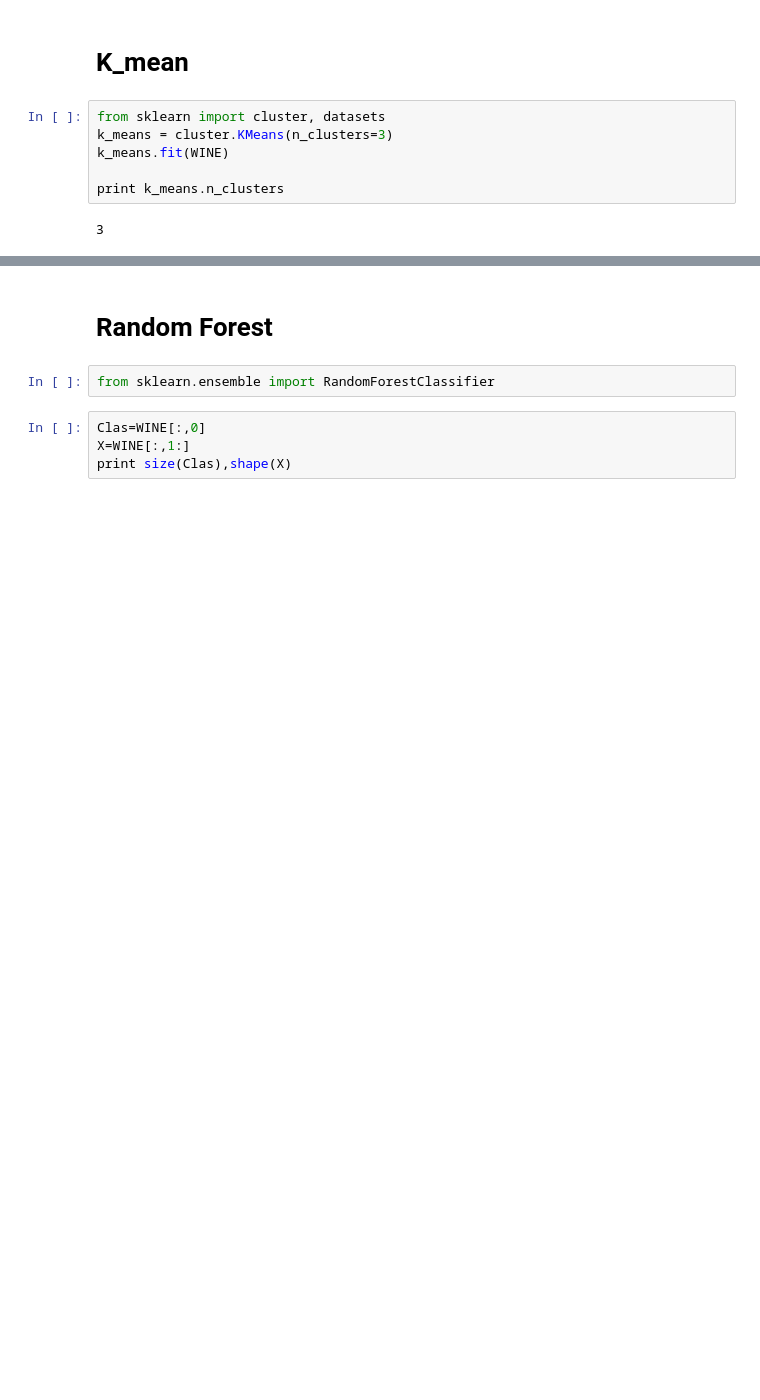
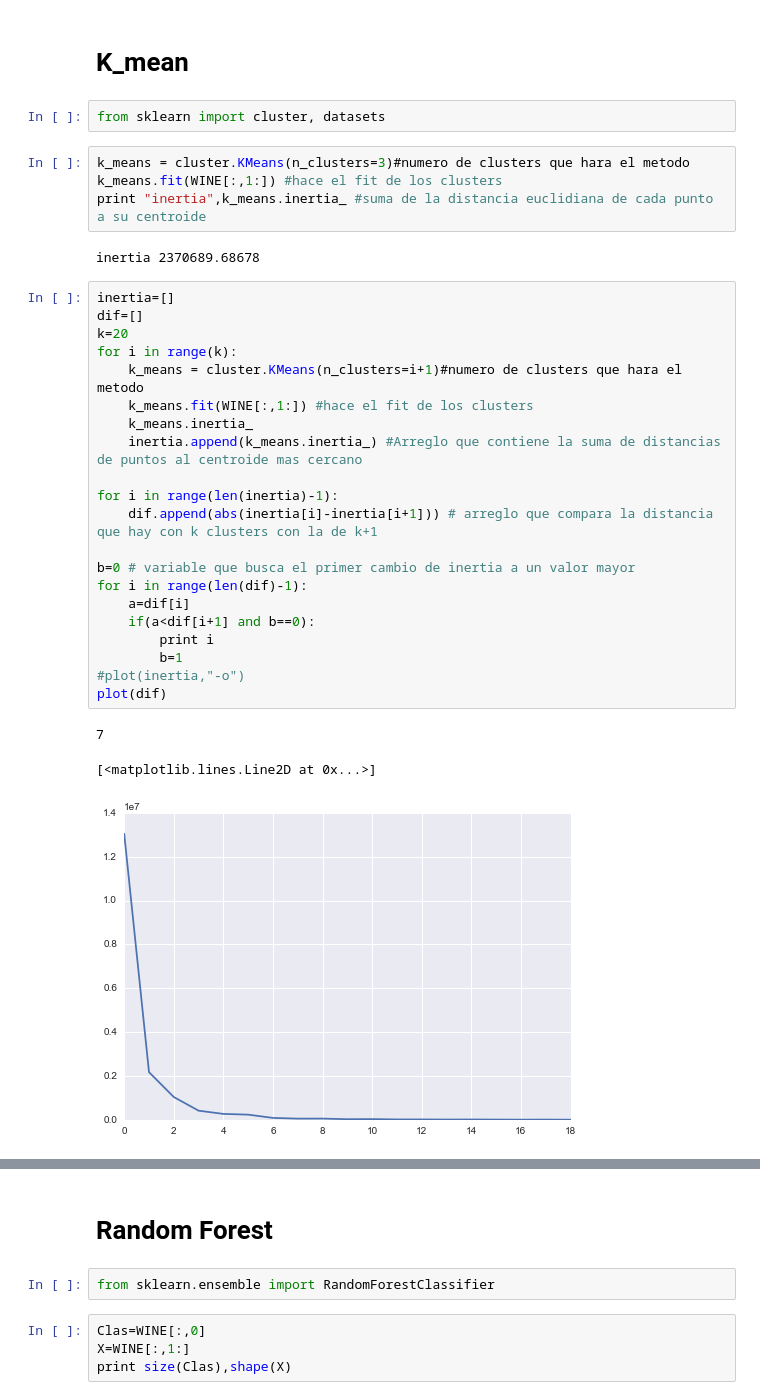
Before and after one commit to daniel-lozano/MCA_Tarea_2, a Jupyter notebook: Punto2.ipynb, the cells around one changed output, grey strips where cells are left out. Saved outputs shown, nothing was run; the diff lists cells and outputs as text; blank space fills up the shorter version.

Commit message:
k-mean usando cambio de inertia

```diff
--- a/Punto2.ipynb
+++ b/Punto2.ipynb
@@ -152,9 +152,34 @@ PVE= 1.0 Numero de componentes 13
 # K_mean
 # %%
 from sklearn import cluster, datasets
-k_means = cluster.KMeans(n_clusters=3)
-k_means.fit(WINE)
-
-print k_means.n_clusters
-# %% [output]
-3
+# %%
+k_means = cluster.KMeans(n_clusters=3)#numero de clusters que hara el metodo
+k_means.fit(WINE[:,1:]) #hace el fit de los clusters
+print "inertia",k_means.inertia_ #suma de la distancia euclidiana de cada punto a su centroide
+# %% [output]
+inertia 2370689.68678
+# %%
+inertia=[]
+dif=[]
+k=20
+for i in range(k):
+    k_means = cluster.KMeans(n_clusters=i+1)#numero de clusters que hara el metodo
+    k_means.fit(WINE[:,1:]) #hace el fit de los clusters
+    k_means.inertia_
+    inertia.append(k_means.inertia_) #Arreglo que contiene la suma de distancias de puntos al centroide mas cercano
+
+for i in range(len(inertia)-1):
+    dif.append(abs(inertia[i]-inertia[i+1])) # arreglo que compara la distancia que hay con k clusters con la de k+1
+
+b=0 # variable que busca el primer cambio de inertia a un valor mayor
+for i in range(len(dif)-1):
+    a=dif[i]
+    if(a<dif[i+1] and b==0):
+        print i
+        b=1
+#plot(inertia,"-o")
+plot(dif)
+# %% [output]
+7
+[<matplotlib.lines.Line2D at 0x...>]
+[figure, added]
```
Also changed, not shown: parts of 3 cells of this notebook.
